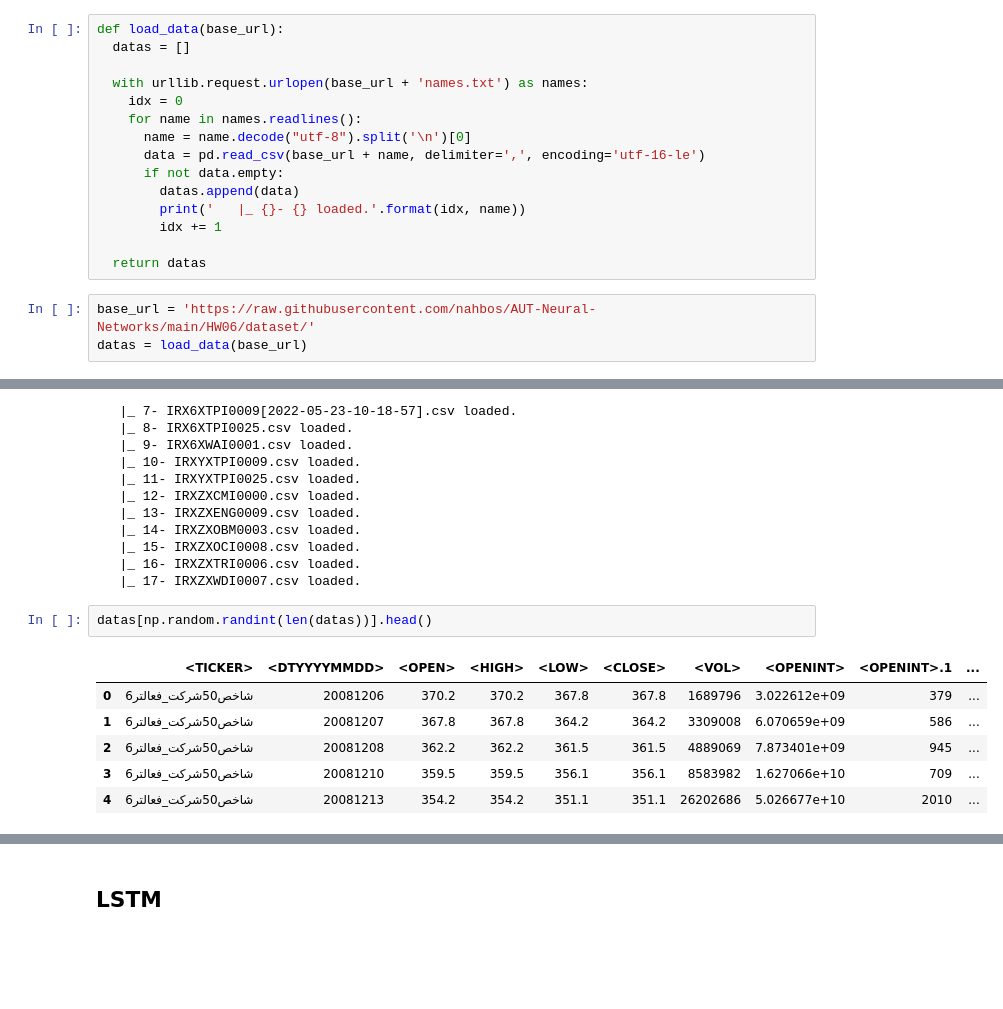
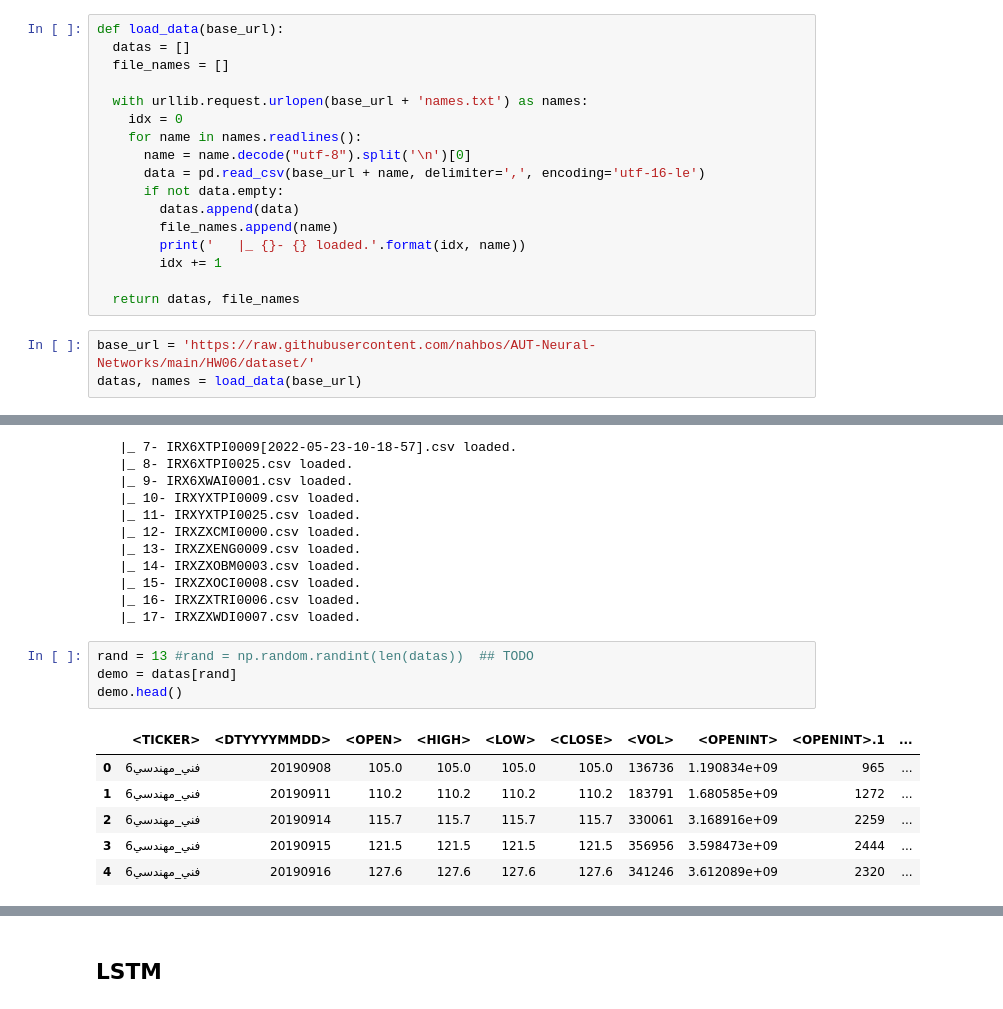
Before and after one commit to nahbos/AUT-Neural-Networks, a Jupyter notebook: HW06/HW06.ipynb, the cells around one changed output, grey strips where cells are left out. Drawn from its saved outputs; the diff is of its cells as text; blank space fills up the shorter version.

```diff
--- a/HW06/HW06.ipynb
+++ b/HW06/HW06.ipynb
@@ -62,6 +60,7 @@ import urllib
 # %%
 def load_data(base_url):
   datas = []
+  file_names = []
 
   with urllib.request.urlopen(base_url + 'names.txt') as names:
     idx = 0
@@ -70,13 +69,14 @@ def load_data(base_url):
       data = pd.read_csv(base_url + name, delimiter=',', encoding='utf-16-le')
       if not data.empty:
         datas.append(data)
+        file_names.append(name)
         print('   |_ {}- {} loaded.'.format(idx, name))
         idx += 1
 
-  return datas
+  return datas, file_names
 # %%
 base_url = 'https://raw.githubusercontent.com/nahbos/AUT-Neural-Networks/main/HW06/dataset/'
-datas = load_data(base_url)
+datas, names = load_data(base_url)
 # %% [output]
    |_ 0- IRX6XAFF0005.csv loaded.
    |_ 1- IRX6XALS0002.csv loaded.
@@ -97,11 +97,13 @@ datas = load_data(base_url)
    |_ 16- IRXZXTRI0006.csv loaded.
    |_ 17- IRXZXWDI0007.csv loaded.
 # %%
-datas[np.random.randint(len(datas))].head()
+rand = 13 #rand = np.random.randint(len(datas))  ## TODO
+demo = datas[rand]
+demo.head()
 # %% [output]
 |  | <TICKER> | <DTYYYYMMDD> | <OPEN> | <HIGH> | <LOW> | <CLOSE> | <VOL> | <OPENINT> | <OPENINT>.1 | ... |
-| 0 | شاخص50شركت_فعالتر6 | 20081206 | 370.2 | 370.2 | 367.8 | 367.8 | 1689796 | 3.022612e+09 | 379 | ... |
-| 1 | شاخص50شركت_فعالتر6 | 20081207 | 367.8 | 367.8 | 364.2 | 364.2 | 3309008 | 6.070659e+09 | 586 | ... |
-| 2 | شاخص50شركت_فعالتر6 | 20081208 | 362.2 | 362.2 | 361.5 | 361.5 | 4889069 | 7.873401e+09 | 945 | ... |
-| 3 | شاخص50شركت_فعالتر6 | 20081210 | 359.5 | 359.5 | 356.1 | 356.1 | 8583982 | 1.627066e+10 | 709 | ... |
-| 4 | شاخص50شركت_فعالتر6 | 20081213 | 354.2 | 354.2 | 351.1 | 351.1 | 26202686 | 5.026677e+10 | 2010 | ... |
+| 0 | فني_مهندسي6 | 20190908 | 105.0 | 105.0 | 105.0 | 105.0 | 136736 | 1.190834e+09 | 965 | ... |
+| 1 | فني_مهندسي6 | 20190911 | 110.2 | 110.2 | 110.2 | 110.2 | 183791 | 1.680585e+09 | 1272 | ... |
+| 2 | فني_مهندسي6 | 20190914 | 115.7 | 115.7 | 115.7 | 115.7 | 330061 | 3.168916e+09 | 2259 | ... |
+| 3 | فني_مهندسي6 | 20190915 | 121.5 | 121.5 | 121.5 | 121.5 | 356956 | 3.598473e+09 | 2444 | ... |
+| 4 | فني_مهندسي6 | 20190916 | 127.6 | 127.6 | 127.6 | 127.6 | 341246 | 3.612089e+09 | 2320 | ... |
```
Also changed, not shown: parts of 19 cells of this notebook.
